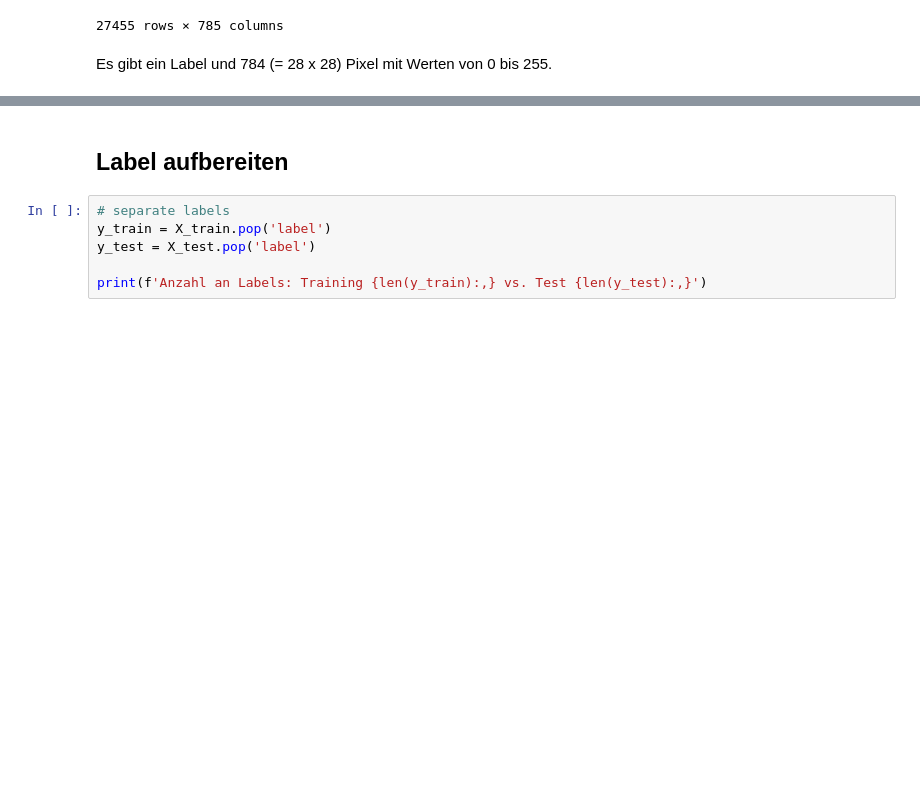
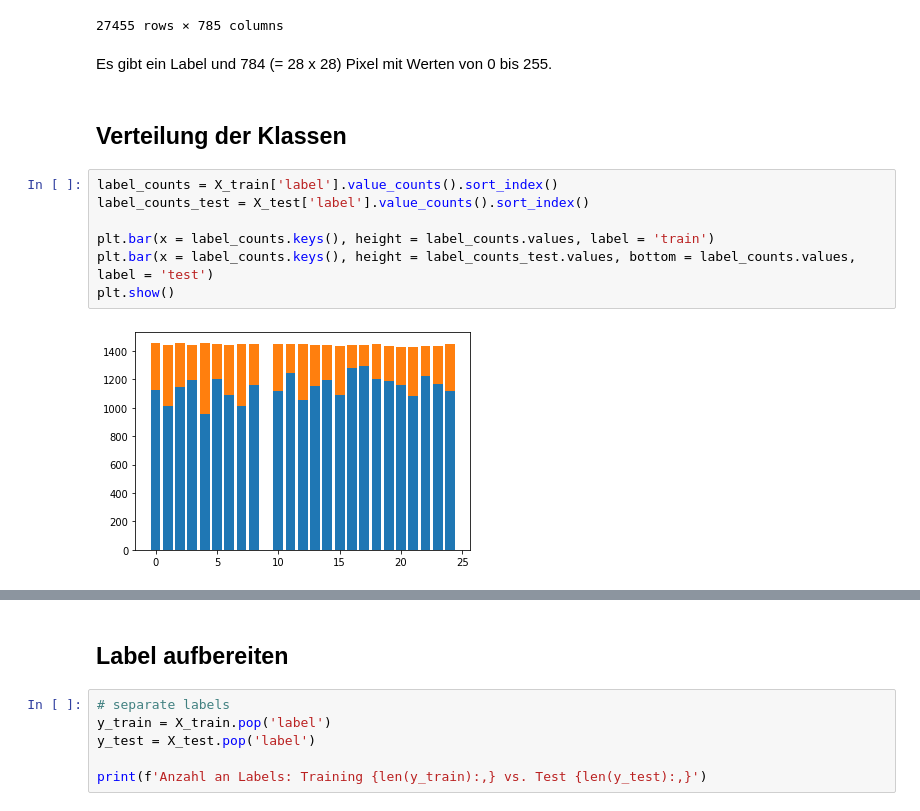
Before and after one commit to cellularegg/sign-language-MNIST, a Jupyter notebook: presentation.ipynb, the cells around one changed output, grey strips where cells are left out. Drawn from its saved outputs; the diff is of its cells as text; blank space fills up the shorter version.

```diff
--- a/presentation.ipynb
+++ b/presentation.ipynb
@@ -61,3 +61,14 @@ X_train
 27455 rows × 785 columns
 # %% [markdown]
 Es gibt ein Label und 784 (= 28 x 28) Pixel mit Werten von 0 bis 255.
+# %% [markdown]
+## Verteilung der Klassen
+# %%
+label_counts = X_train['label'].value_counts().sort_index()
+label_counts_test = X_test['label'].value_counts().sort_index()
+
+plt.bar(x = label_counts.keys(), height = label_counts.values, label = 'train')
+plt.bar(x = label_counts.keys(), height = label_counts_test.values, bottom = label_counts.values, label = 'test')
+plt.show()
+# %% [output]
+[figure, added]
```
Also changed, not shown: parts of 14 cells of this notebook, 6 other files.
